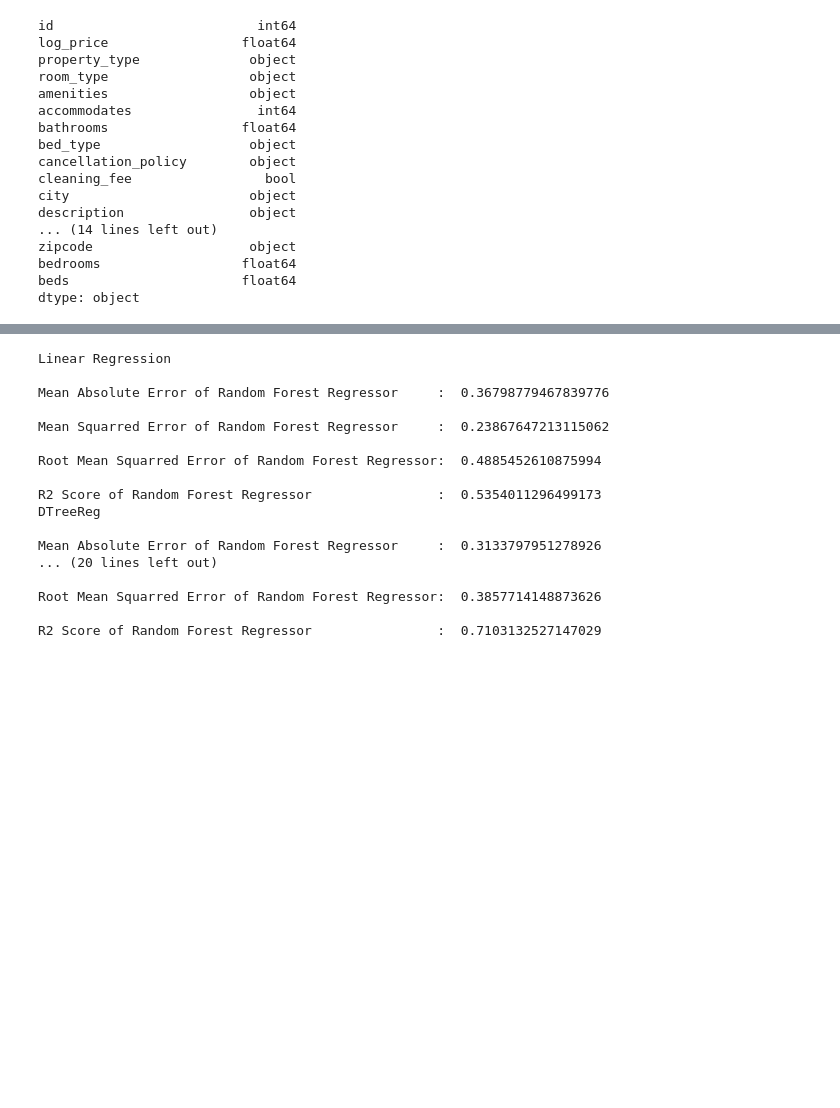
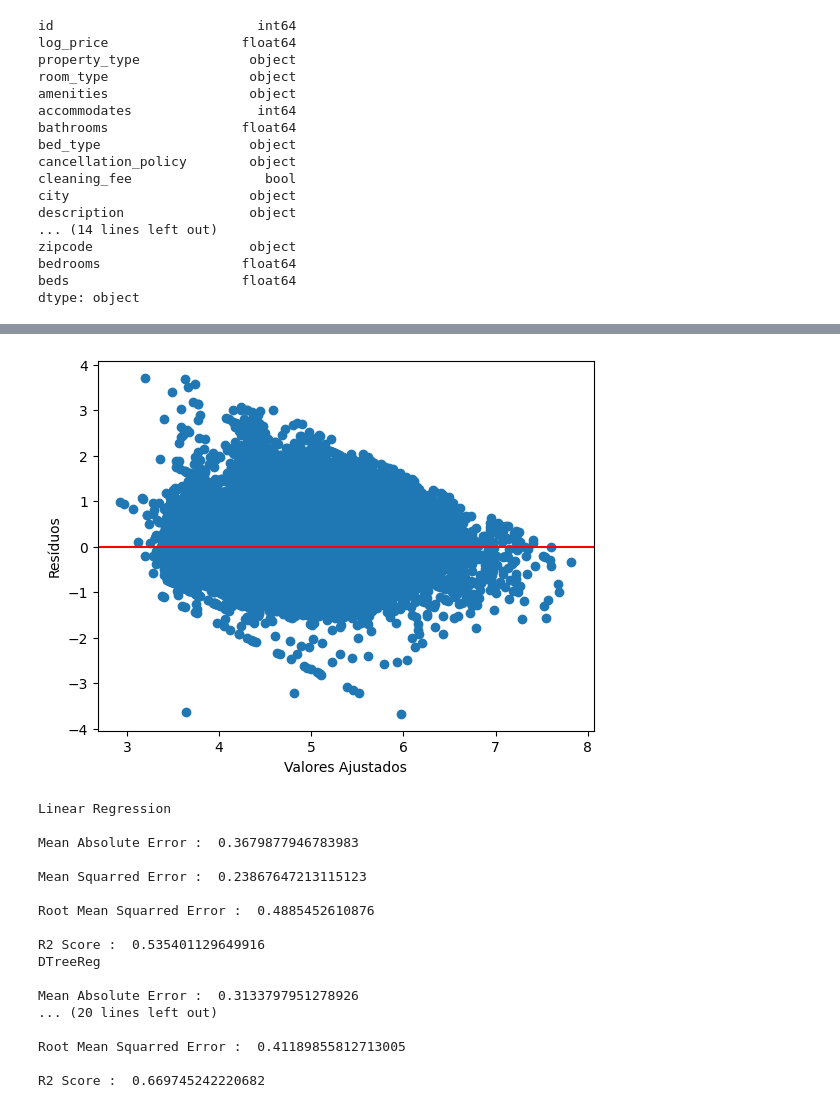
Before and after one commit to shinwawu/Airbnb-Price-Prediction-End-to-End, a Jupyter notebook: app/notebooks/01-data_model.ipynb, the cells around one changed output, grey strips where cells are left out. Cells and saved outputs as stored; diff of their text form; code cells hidden in the pictures; blank space fills up the shorter version.

```diff
--- a/app/notebooks/01-data_model.ipynb
+++ b/app/notebooks/01-data_model.ipynb
@@ -98,3 +184,12 @@ x_train,x_test,y_train,y_test = train_test_split(x,y,test_size=0.2,random_state=
+# %%
+
+plt.scatter(modelo_ols.fittedvalues, residuos)
+plt.axhline(0, color='red')
+plt.xlabel('Valores Ajustados')
+plt.ylabel('Resíduos')
+plt.show()
+# %% [output]
+[figure, added]
 # %%
 for i in models:
     if i == "Linear Regression":
@@ -127,11 +222,12 @@ for i in models:
         ypred = grid.predict(x_test)
 
     else:
+
         param_grid = {
-            'n_estimators': [100, 200],
-            'learning_rate': [0.05, 0.1],
-            'max_depth': [3, 5],
-            'subsample': [0.8, 1.0]
+            'n_estimators': [100],
+            'learning_rate': [0.1],
+            'max_depth': [3],
+            'subsample': [1.0]
         }
         model = GradientBoostingRegressor(random_state=42)
         grid = GridSearchCV(model,param_grid=param_grid,n_jobs=1)
@@ -144,25 +240,25 @@ for i in models:
     r2_rf = r2_score(y_test, ypred)
 
     print(i)
-    print('\nMean Absolute Error of Random Forest Regressor     : ', mae_rf)
-    print('\nMean Squarred Error of Random Forest Regressor     : ', mse_rf)
-    print('\nRoot Mean Squarred Error of Random Forest Regressor: ', rmse_rf)
-    print('\nR2 Score of Random Forest Regressor                : ', r2_rf)
+    print('\nMean Absolute Error : ', mae_rf)
+    print('\nMean Squarred Error : ', mse_rf)
+    print('\nRoot Mean Squarred Error : ', rmse_rf)
+    print('\nR2 Score : ', r2_rf)
 # %% [output]
 Linear Regression
 
-Mean Absolute Error of Random Forest Regressor     :  0.36798779467839776
+Mean Absolute Error :  0.3679877946783983
 
-Mean Squarred Error of Random Forest Regressor     :  0.23867647213115062
+Mean Squarred Error :  0.23867647213115123
 
-Root Mean Squarred Error of Random Forest Regressor:  0.4885452610875994
+Root Mean Squarred Error :  0.4885452610876
 
-R2 Score of Random Forest Regressor                :  0.5354011296499173
+R2 Score :  0.535401129649916
 DTreeReg
 
-Mean Absolute Error of Random Forest Regressor     :  0.3133797951278926
+Mean Absolute Error :  0.3133797951278926
 ... (20 lines left out)
 
-Root Mean Squarred Error of Random Forest Regressor:  0.3857714148873626
+Root Mean Squarred Error :  0.41189855812713005
 
-R2 Score of Random Forest Regressor                :  0.7103132527147029
+R2 Score :  0.669745242220682
```
Also changed, not shown: parts of 8 cells of this notebook, 4 other files.
